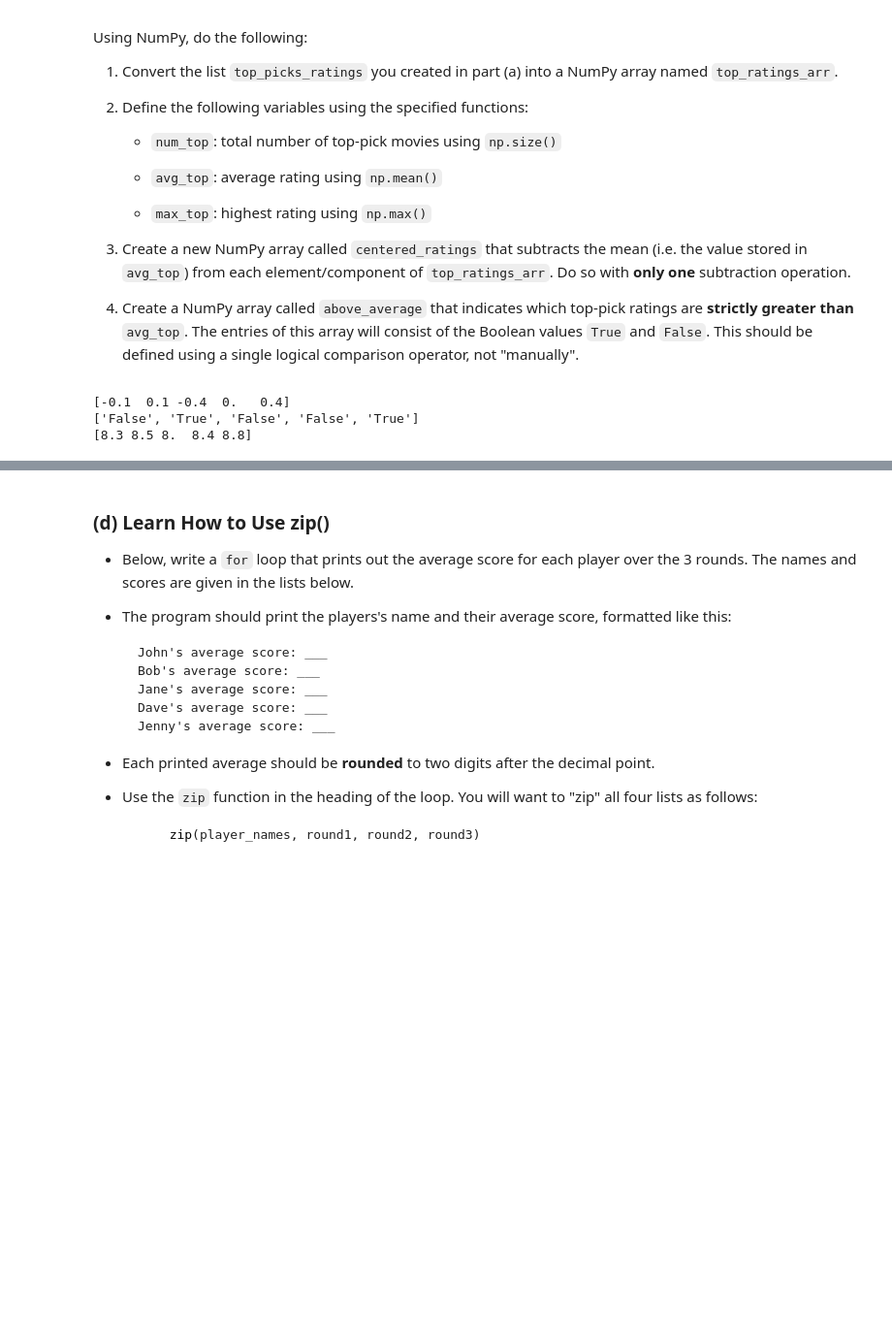
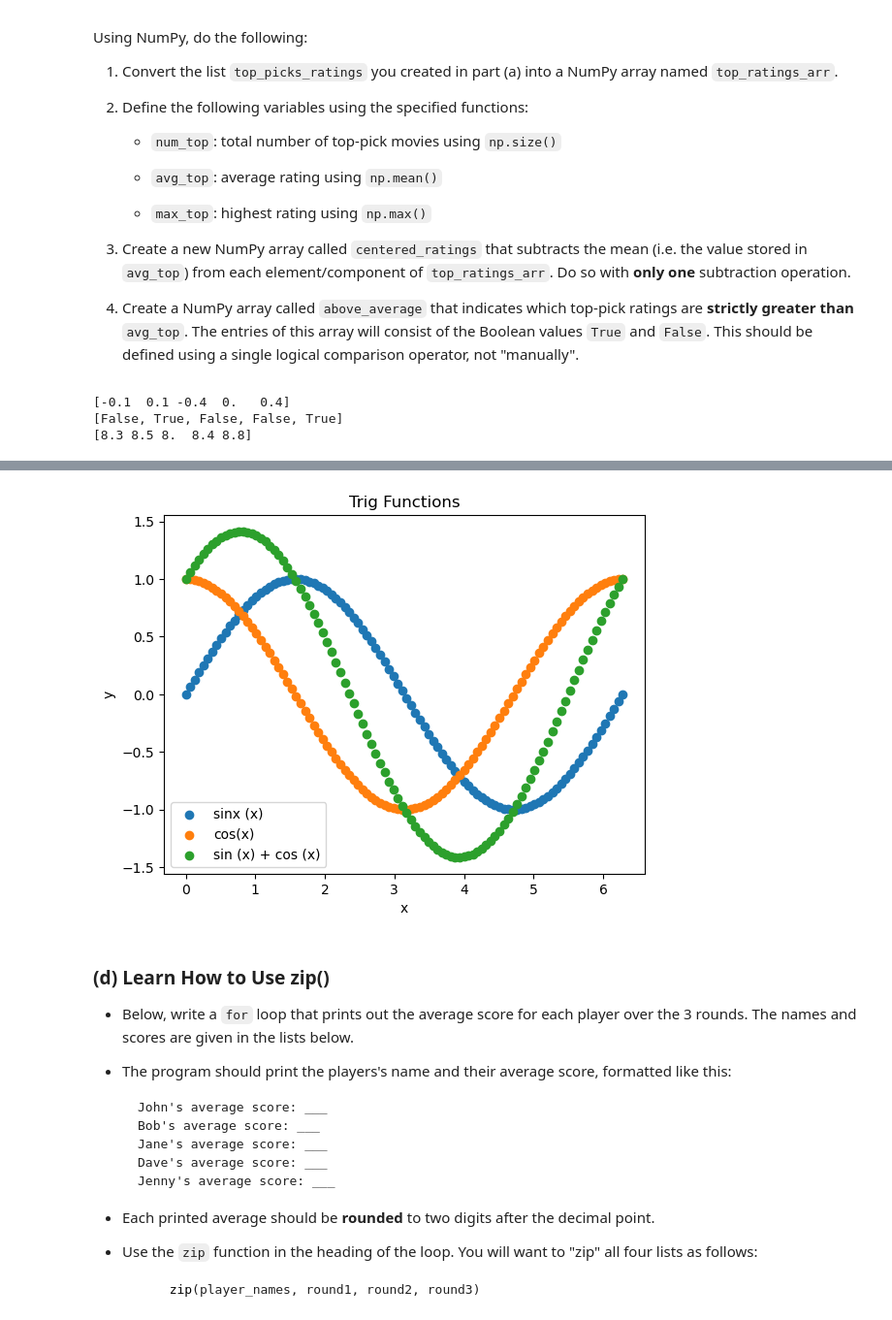
Before and after one commit to michelle1002/datasci151spring2026, a Jupyter notebook: _assignments/assignment_4/Assignment4.ipynb, the cells around one changed output, grey strips where cells are left out. Shown at 97% size. Cells and saved outputs as stored; diff of their text form; code cells hidden in the pictures; blank space fills up the shorter version.

```diff
--- a/_assignments/assignment_4/Assignment4.ipynb
+++ b/_assignments/assignment_4/Assignment4.ipynb
@@ -95,16 +95,16 @@ above_average = []
 
 for rating in top_ratings_arr:
     if rating > avg_top:
-        above_average = above_average + ["True"]
+        above_average = above_average + [True]
     else:
-        above_average = above_average + ["False"]
+        above_average = above_average + [False]
     index = index + 1
 
 print(above_average)
 print(top_ratings_arr)
 # %% [output]
 [-0.1  0.1 -0.4  0.   0.4]
-['False', 'True', 'False', 'False', 'True']
+[False, True, False, False, True]
 [8.3 8.5 8.  8.4 8.8]
 # %% [markdown]
 ### **(c)** For-loops + Plotting
@@ -130,3 +128,25 @@ print(top_ratings_arr)
+# %%
+# Write your answer here
+vec_x = np.array(np.linspace(start = 0, stop = 2*np.pi, num = 100))
+
+vec_y1 = np.sin(vec_x)
+vec_y2 = np.cos(vec_x)
+vec_y3 = np.sin(vec_x) + np.cos(vec_x)
+
+list_vectors = [vec_y1, vec_y2, vec_y3]
+labels = ['sinx (x)', 'cos(x)', 'sin (x) + cos (x)']
+
+index = 0
+for y_value in list_vectors:
+    plt.scatter(x = vec_x, y = y_value, label = labels[index])
+    plt.xlabel("x")
+    plt.ylabel("y")
+    plt.title("Trig Functions")
+    index = index + 1
+plt.legend()
+plt.show()
+# %% [output]
+[figure, added]
 # %% [markdown]
 ### **(d)** Learn How to Use zip()
 
```
Also changed, not shown: parts of 5 cells of this notebook, 2 other files.
